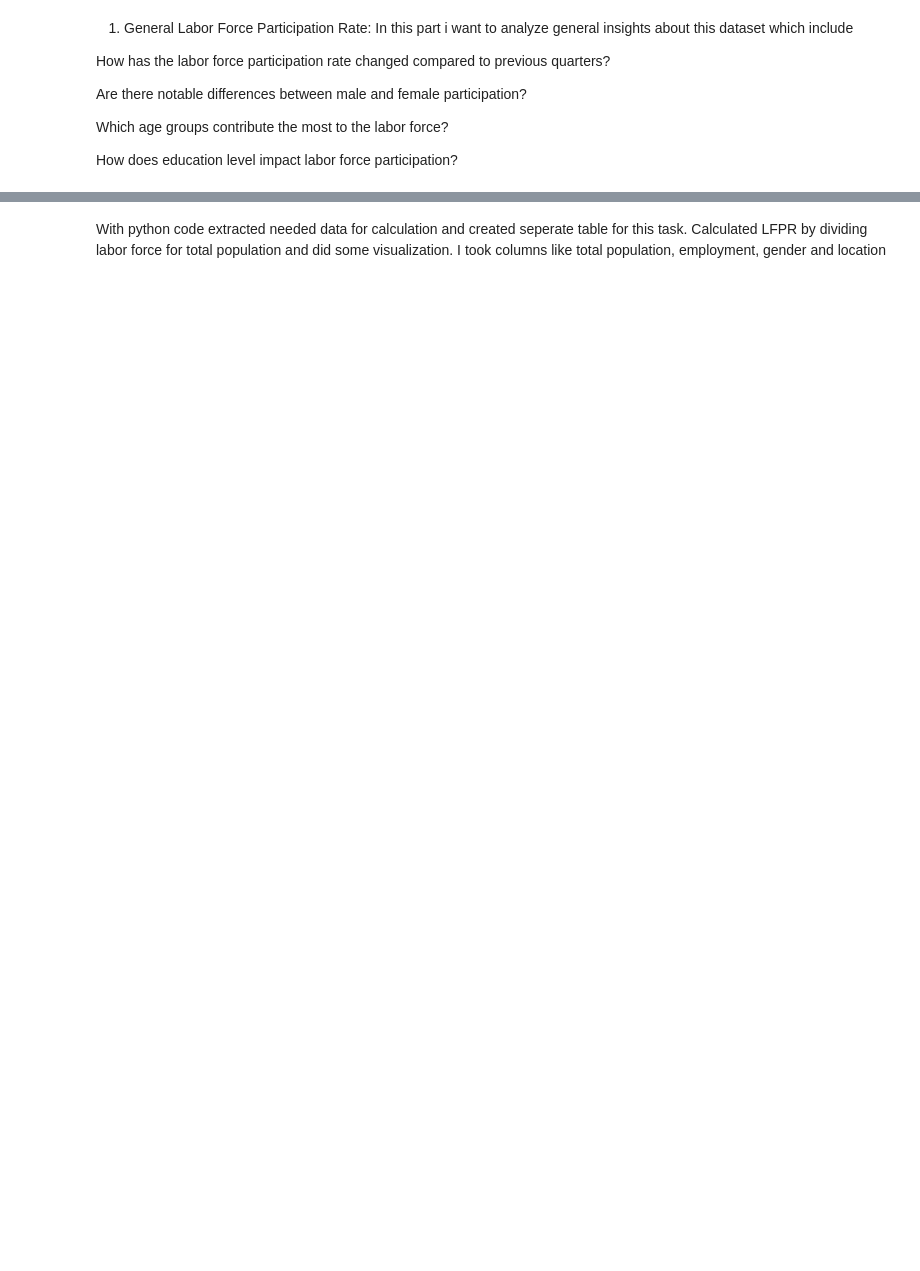
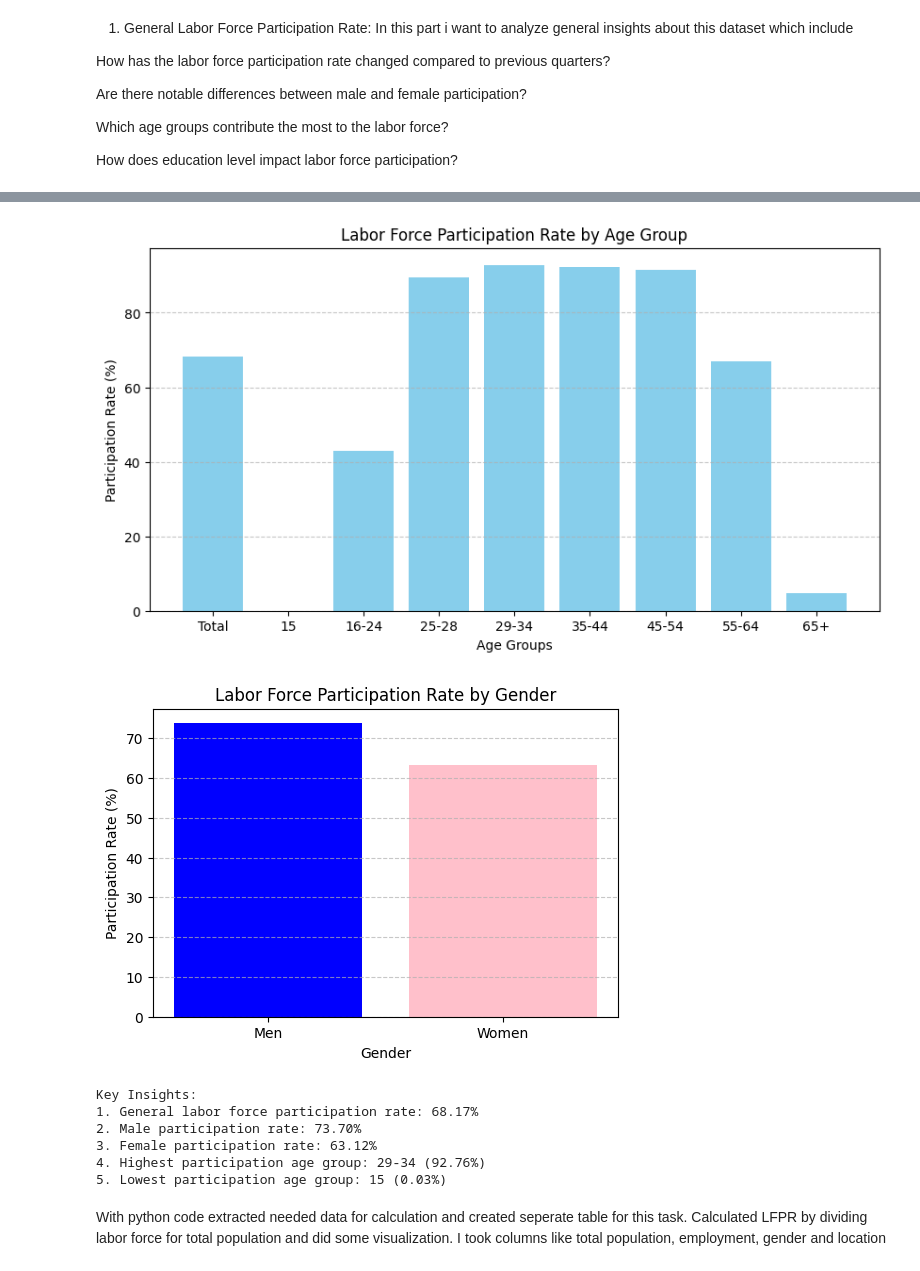
Before and after one commit to bochida/Economic-and-Employment-analysis-of-2024, a Jupyter notebook: python_analysis.ipynb, the cells around one changed output, grey strips where cells are left out. Cells and saved outputs as stored; diff of their text form; code cells hidden in the pictures; blank space fills up the shorter version.

```diff
--- a/python_analysis.ipynb
+++ b/python_analysis.ipynb
@@ -95,2 +76,57 @@ df_extracted.to_excel("extracted_labor_force_data.xlsx", index=False)
+# %%
+data = {
+    "Category": ["Total", "15", "16-24", "25-28", "29-34", "35-44", "45-54", "55-64", "65+"],
+    "Total Population": [14148747, 144815, 2223180, 911821, 2118362, 3008950, 2058123, 1724842, 1958654],
+    "Labor Force": [9645294, 45, 956868, 816660, 1964927, 2777723, 1882181, 1154920, 91970],
+    "Employed": [9197046, 45, 920166, 795832, 1900801, 2617372, 1785626, 1085234, 91970],
+    "Unemployed": [448248, 0, 36702, 20828, 64126, 160351, 96555, 69686, 0],
+    "Not in Labor Force": [4503453, 144770, 1266312, 95161, 153435, 231227, 175942, 569922, 1866684],
+}
+
+df = pd.DataFrame(data)
+
+df["Participation Rate (%)"] = (df["Labor Force"] / df["Total Population"]) * 100
+
+plt.figure(figsize=(10, 5))
+plt.bar(df["Category"], df["Participation Rate (%)"], color='skyblue')
+plt.xlabel("Age Groups")
+plt.ylabel("Participation Rate (%)")
+plt.title("Labor Force Participation Rate by Age Group")
+plt.grid(axis='y', linestyle='--', alpha=0.7)
+plt.show()
+
+gender_data = {
+    "Gender": ["Men", "Women"],
+    "Total Population": [6753545, 7395202],
+    "Labor Force": [4977221, 4668073],
+}
+
+gender_df = pd.DataFrame(gender_data)
+gender_df["Participation Rate (%)"] = (gender_df["Labor Force"] / gender_df["Total Population"]) * 100
+
+plt.figure(figsize=(6, 4))
+plt.bar(gender_df["Gender"], gender_df["Participation Rate (%)"], color=["blue", "pink"])
+plt.xlabel("Gender")
+plt.ylabel("Participation Rate (%)")
+plt.title("Labor Force Participation Rate by Gender")
+plt.grid(axis='y', linestyle='--', alpha=0.7)
+plt.show()
+
+# Print key insights
+print("Key Insights:")
+print(f"1. General labor force participation rate: {df.loc[0, 'Participation Rate (%)']:.2f}%")
+print(f"2. Male participation rate: {gender_df.loc[0, 'Participation Rate (%)']:.2f}%")
+print(f"3. Female participation rate: {gender_df.loc[1, 'Participation Rate (%)']:.2f}%")
+print(f"4. Highest participation age group: {df.iloc[df['Participation Rate (%)'].idxmax()]['Category']} ({df['Participation Rate (%)'].max():.2f}%)")
+print(f"5. Lowest participation age group: {df.iloc[df['Participation Rate (%)'].idxmin()]['Category']} ({df['Participation Rate (%)'].min():.2f}%)")
+# %% [output]
+[figure, added]
+[figure, added]
+Key Insights:
+1. General labor force participation rate: 68.17%
+2. Male participation rate: 73.70%
+3. Female participation rate: 63.12%
+4. Highest participation age group: 29-34 (92.76%)
+5. Lowest participation age group: 15 (0.03%)
 # %% [markdown]
 With python code extracted needed data for calculation and created seperate table for this task. Calculated LFPR by dividing labor force for total population and did some visualization. I took columns like total population, employment, gender and location
```
Also changed, not shown: parts of 7 cells of this notebook, 1 other file.
